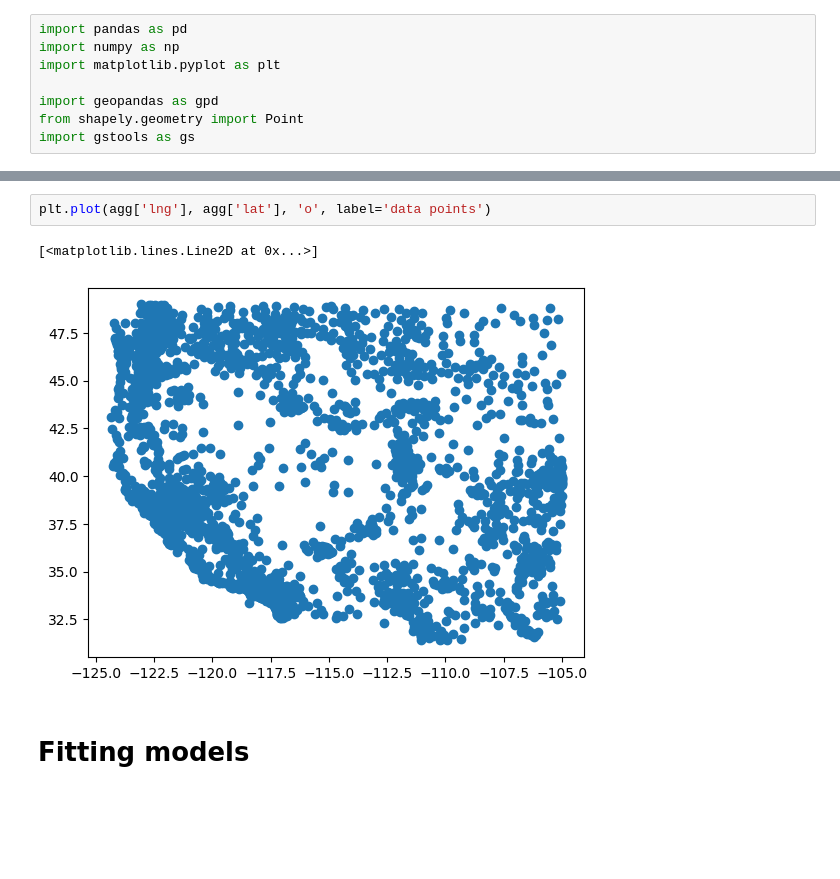
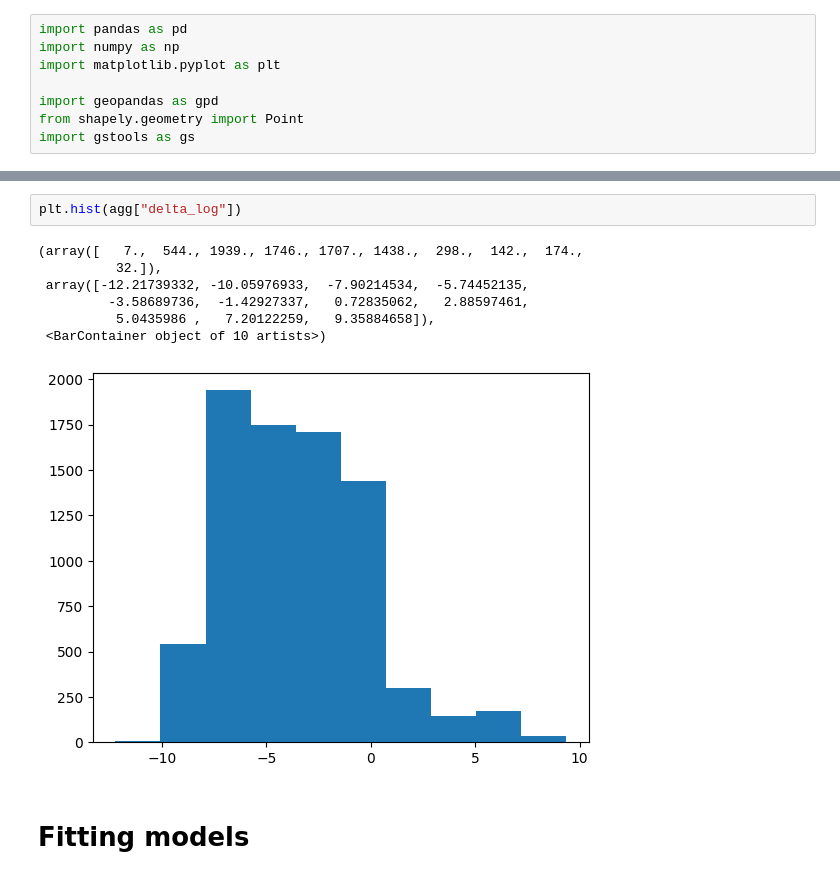
Before and after one commit to kennethgu/stats305c-project, a Jupyter notebook: milestone3/exploratory_differences.ipynb, the cells around one changed output, grey strips where cells are left out. Cells and saved outputs as stored; diff of their text form; blank space fills up the shorter version.

```diff
--- a/milestone3/exploratory_differences.ipynb
+++ b/milestone3/exploratory_differences.ipynb
@@ -79,8 +75,13 @@ plt.plot(agg['lng'], agg['lat'], 'o', label='data points')
-# %%
-plt.plot(agg['lng'], agg['lat'], 'o', label='data points')
-# %% [output]
-[<matplotlib.lines.Line2D at 0x...>]
-[figure, removed]
+# %%
+plt.hist(agg["delta_log"])
+# %% [output]
+(array([   7.,  544., 1939., 1746., 1707., 1438.,  298.,  142.,  174.,
+          32.]),
+ array([-12.21739332, -10.05976933,  -7.90214534,  -5.74452135,
+         -3.58689736,  -1.42927337,   0.72835062,   2.88597461,
+          5.0435986 ,   7.20122259,   9.35884658]),
+ <BarContainer object of 10 artists>)
+[figure, added]
 # %% [markdown]
 # Fitting models
 # %% [markdown]
```
Also changed, not shown: parts of 9 cells of this notebook, 3 other files.
